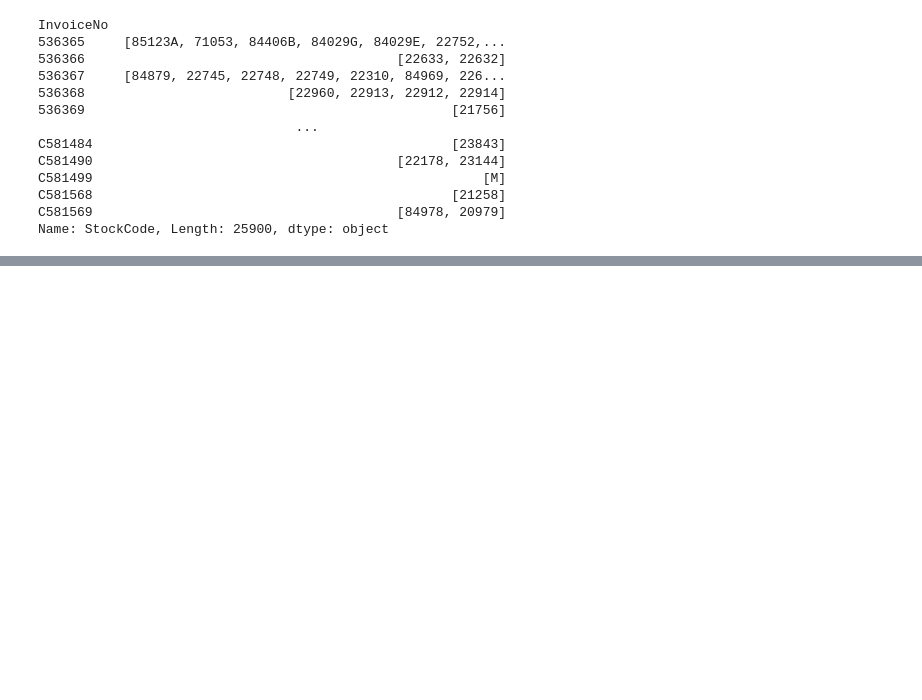
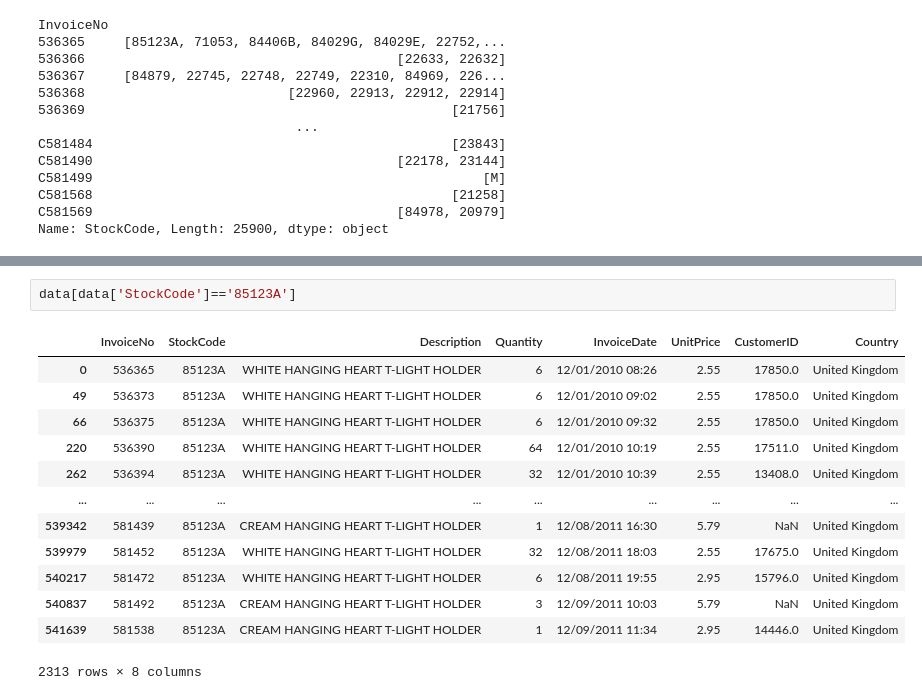
Before and after one commit to SasiwimonV/bsc_dpdm22, a Jupyter notebook: Frequent_Patterns_(Association_Rules).ipynb, the cells around one changed output, grey strips where cells are left out. Cells and saved outputs as stored; diff of their text form; blank space fills up the shorter version.

```diff
--- a/Frequent_Patterns_(Association_Rules).ipynb
+++ b/Frequent_Patterns_(Association_Rules).ipynb
@@ -59,0 +93,16 @@ Name: StockCode, Length: 25900, dtype: object
+# %%
+data[data['StockCode']=='85123A']
+# %% [output]
+|  | InvoiceNo | StockCode | Description | Quantity | InvoiceDate | UnitPrice | CustomerID | Country |
+| 0 | 536365 | 85123A | WHITE HANGING HEART T-LIGHT HOLDER | 6 | 12/01/2010 08:26 | 2.55 | 17850.0 | United Kingdom |
+| 49 | 536373 | 85123A | WHITE HANGING HEART T-LIGHT HOLDER | 6 | 12/01/2010 09:02 | 2.55 | 17850.0 | United Kingdom |
+| 66 | 536375 | 85123A | WHITE HANGING HEART T-LIGHT HOLDER | 6 | 12/01/2010 09:32 | 2.55 | 17850.0 | United Kingdom |
+| 220 | 536390 | 85123A | WHITE HANGING HEART T-LIGHT HOLDER | 64 | 12/01/2010 10:19 | 2.55 | 17511.0 | United Kingdom |
+| 262 | 536394 | 85123A | WHITE HANGING HEART T-LIGHT HOLDER | 32 | 12/01/2010 10:39 | 2.55 | 13408.0 | United Kingdom |
+| ... | ... | ... | ... | ... | ... | ... | ... | ... |
+| 539342 | 581439 | 85123A | CREAM HANGING HEART T-LIGHT HOLDER | 1 | 12/08/2011 16:30 | 5.79 | NaN | United Kingdom |
+| 539979 | 581452 | 85123A | WHITE HANGING HEART T-LIGHT HOLDER | 32 | 12/08/2011 18:03 | 2.55 | 17675.0 | United Kingdom |
+| 540217 | 581472 | 85123A | WHITE HANGING HEART T-LIGHT HOLDER | 6 | 12/08/2011 19:55 | 2.95 | 15796.0 | United Kingdom |
+| 540837 | 581492 | 85123A | CREAM HANGING HEART T-LIGHT HOLDER | 3 | 12/09/2011 10:03 | 5.79 | NaN | United Kingdom |
+| 541639 | 581538 | 85123A | CREAM HANGING HEART T-LIGHT HOLDER | 1 | 12/09/2011 11:34 | 2.95 | 14446.0 | United Kingdom |
+2313 rows × 8 columns
```
Also changed, not shown: parts of 18 cells of this notebook.
